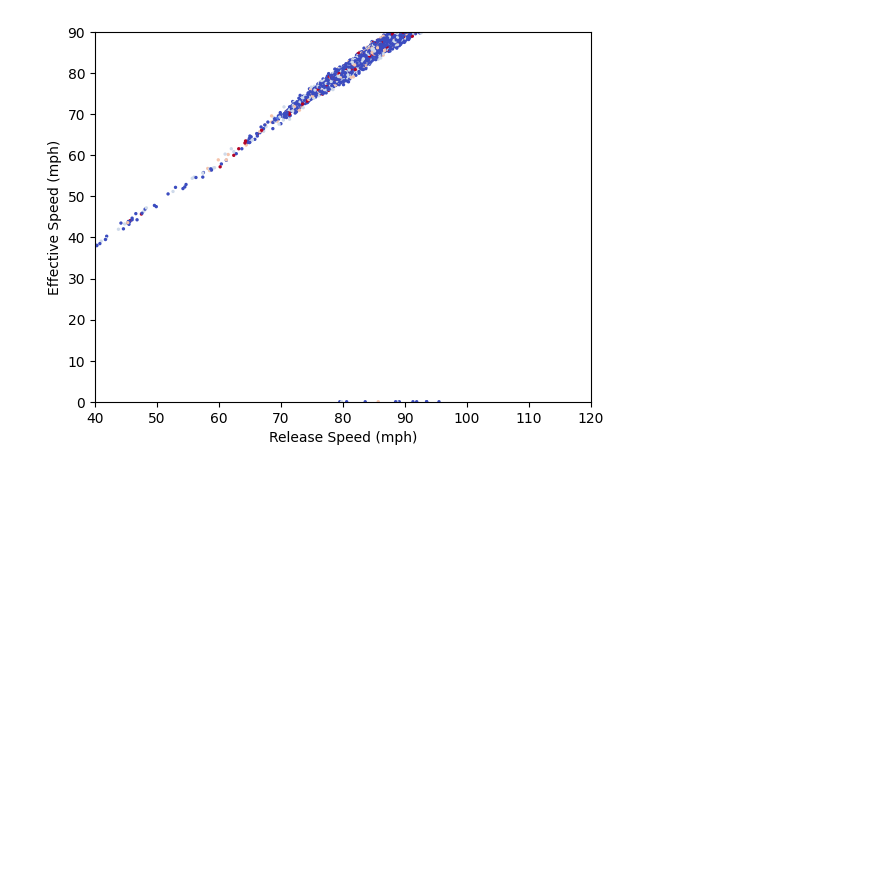
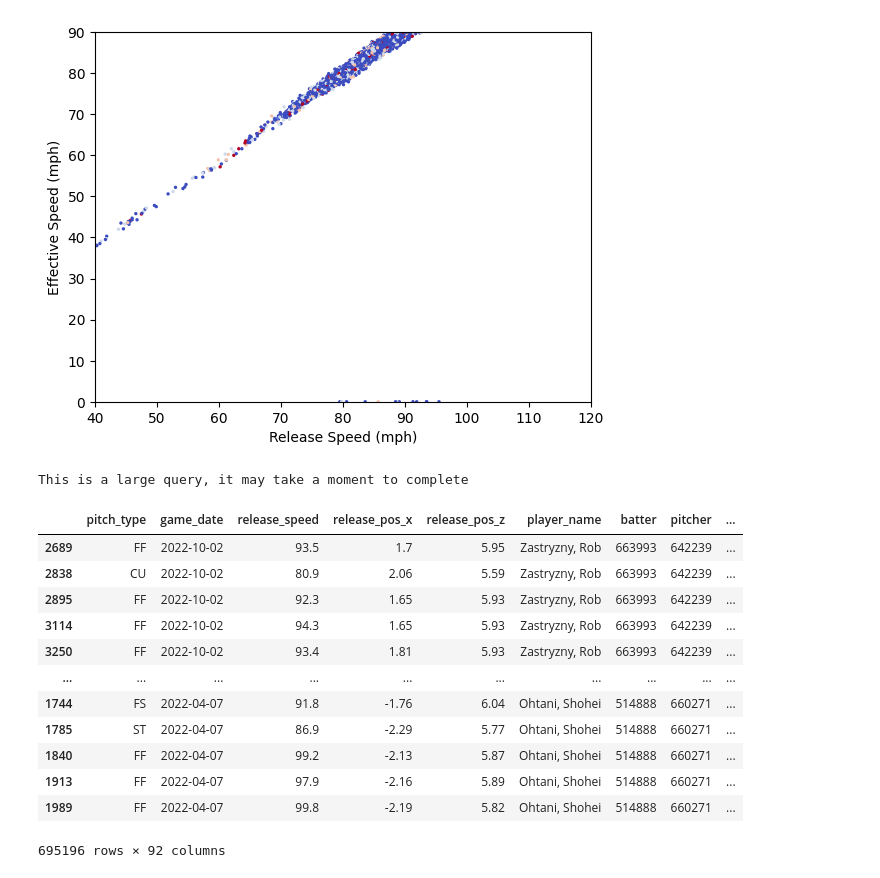
Before and after one commit to alexandragaev/xwOBA, a Jupyter notebook: pybaseball.ipynb, the cells around one changed output. Saved outputs shown, nothing was run; the diff lists cells and outputs as text; code cells hidden in the pictures; blank space fills up the shorter version.

```diff
--- a/pybaseball.ipynb
+++ b/pybaseball.ipynb
@@ -248,3 +248,32 @@ ax.set_ylabel("Effective Speed (mph)")
 plt.show()
 # %% [output]
 [figure]
+# %%
+#K-Nearest Neighbors Model
+# Predicting the type of BIP (Classification) using the 2022 baseball season
+import pandas as pd
+import numpy as np
+
+import matplotlib.pyplot as plt
+import seaborn as sns
+
+from pybaseball import statcast
+stat_df = statcast(start_dt="2022-04-07", end_dt="2022-10-02")
+# %% [output]
+This is a large query, it may take a moment to complete
+# %%
+stat_df
+# %% [output]
+|  | pitch_type | game_date | release_speed | release_pos_x | release_pos_z | player_name | batter | pitcher | ... |
+| 2689 | FF | 2022-10-02 | 93.5 | 1.7 | 5.95 | Zastryzny, Rob | 663993 | 642239 | ... |
+| 2838 | CU | 2022-10-02 | 80.9 | 2.06 | 5.59 | Zastryzny, Rob | 663993 | 642239 | ... |
+| 2895 | FF | 2022-10-02 | 92.3 | 1.65 | 5.93 | Zastryzny, Rob | 663993 | 642239 | ... |
+| 3114 | FF | 2022-10-02 | 94.3 | 1.65 | 5.93 | Zastryzny, Rob | 663993 | 642239 | ... |
+| 3250 | FF | 2022-10-02 | 93.4 | 1.81 | 5.93 | Zastryzny, Rob | 663993 | 642239 | ... |
+| ... | ... | ... | ... | ... | ... | ... | ... | ... | ... |
+| 1744 | FS | 2022-04-07 | 91.8 | -1.76 | 6.04 | Ohtani, Shohei | 514888 | 660271 | ... |
+| 1785 | ST | 2022-04-07 | 86.9 | -2.29 | 5.77 | Ohtani, Shohei | 514888 | 660271 | ... |
+| 1840 | FF | 2022-04-07 | 99.2 | -2.13 | 5.87 | Ohtani, Shohei | 514888 | 660271 | ... |
+| 1913 | FF | 2022-04-07 | 97.9 | -2.16 | 5.89 | Ohtani, Shohei | 514888 | 660271 | ... |
+| 1989 | FF | 2022-04-07 | 99.8 | -2.19 | 5.82 | Ohtani, Shohei | 514888 | 660271 | ... |
+695196 rows × 92 columns
```
Also changed, not shown: parts of 12 cells of this notebook.
